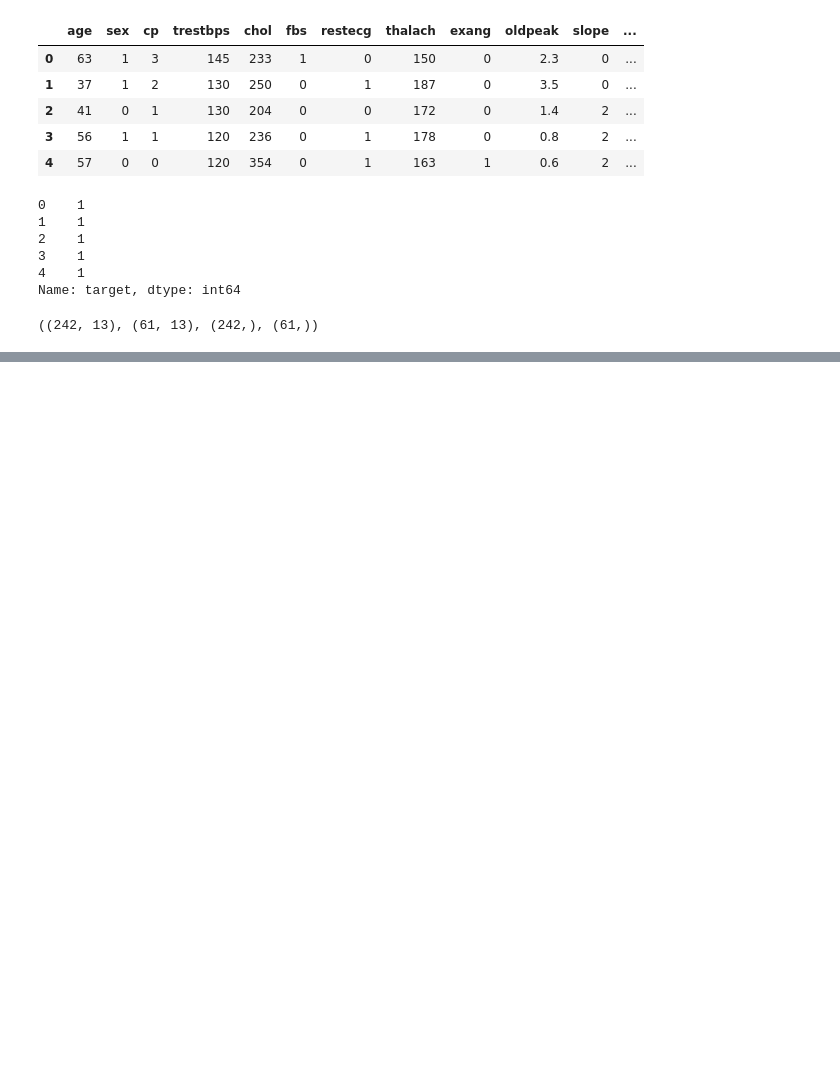
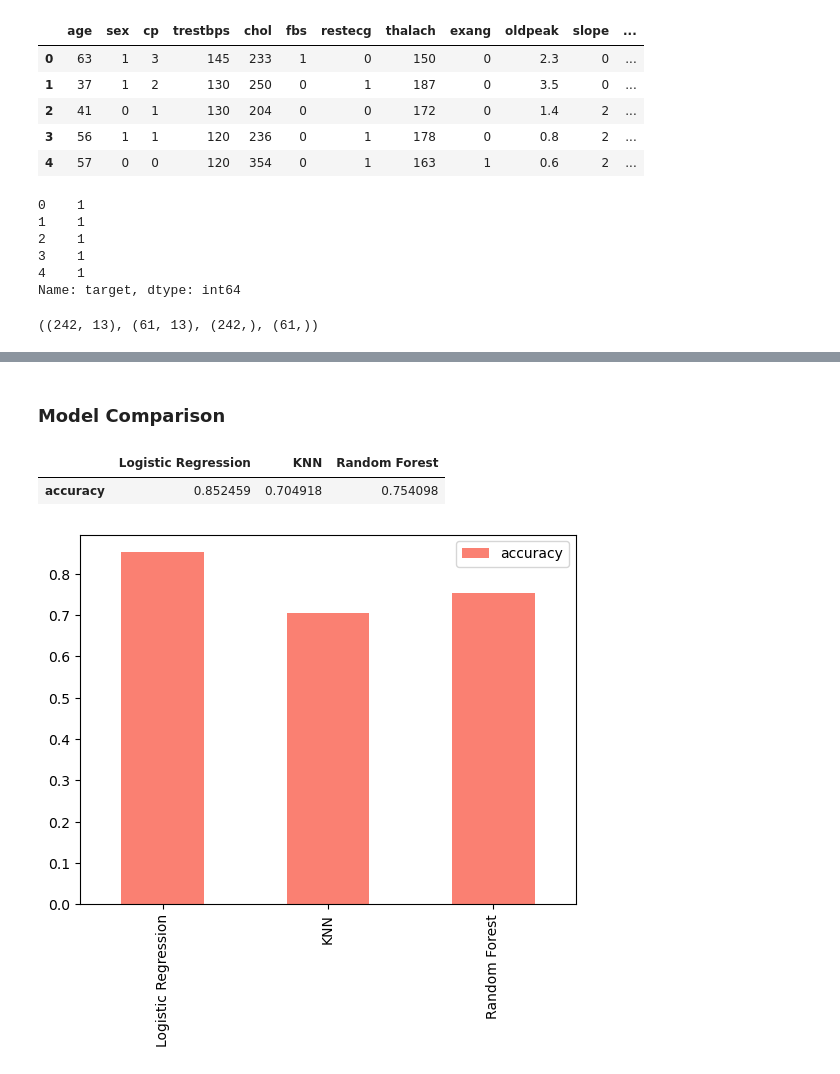
Before and after one commit to NithiinR/Heart_Disease_Prediction, a Jupyter notebook: Heart_Disease_Classifcation.ipynb, the cells around one changed output, grey strips where cells are left out. Cells and saved outputs as stored; diff of their text form; code cells hidden in the pictures; blank space fills up the shorter version.

```diff
--- a/Heart_Disease_Classifcation.ipynb
+++ b/Heart_Disease_Classifcation.ipynb
@@ -332,0 +341,25 @@ x_train.shape, x_test.shape, y_train.shape, y_test.shape
+# %%
+# put models in a dictionary
+models = {"Logistic Regression" : LogisticRegression(),
+          "KNN" : KNeighborsClassifier(),
+          "Random Forest" : RandomForestClassifier()
+         }
+# Create a function to fit and score models
+def fit_and_score(models, x_train, x_test, y_train, y_test):
+    """
+    Fits and evaluates given machine learning models.
+    models : a dict of differetn Scikit-Learn machine learning models
+    X_train : training data (no labels)
+    X_test : testing data (no labels)
+    y_train : training labels
+    y_test : test labels
+    """
+    np.random.seed(9)
+    model_scores = {}
+    for name, model in models.items():
+        model.fit(x_train, y_train)
+        model_scores[name] = model.score(x_test, y_test)
+    return model_scores
+# %%
+model_scores = fit_and_score(models, x_train, x_test, y_train, y_test)
+model_scores
@@ -332,0 +377,12 @@ x_train.shape, x_test.shape, y_train.shape, y_test.shape
+# %% [markdown]
+### Model Comparison
+# %%
+model_compare = pd.DataFrame(model_scores, index=["accuracy"])
+model_compare
+# %% [output]
+|  | Logistic Regression | KNN | Random Forest |
+| accuracy | 0.852459 | 0.704918 | 0.754098 |
+# %%
+model_compare.T.plot(kind="bar", color = ['salmon']);
+# %% [output]
+[figure, added]
```
Also changed, not shown: parts of 45 cells of this notebook.
